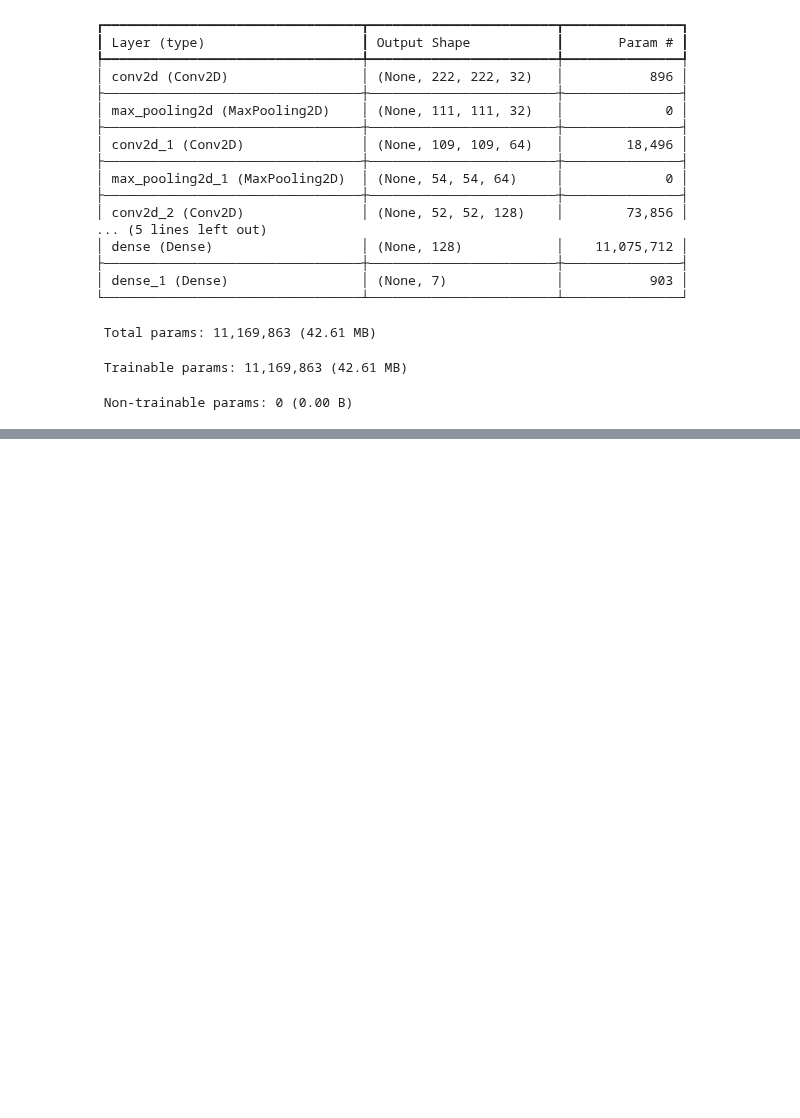
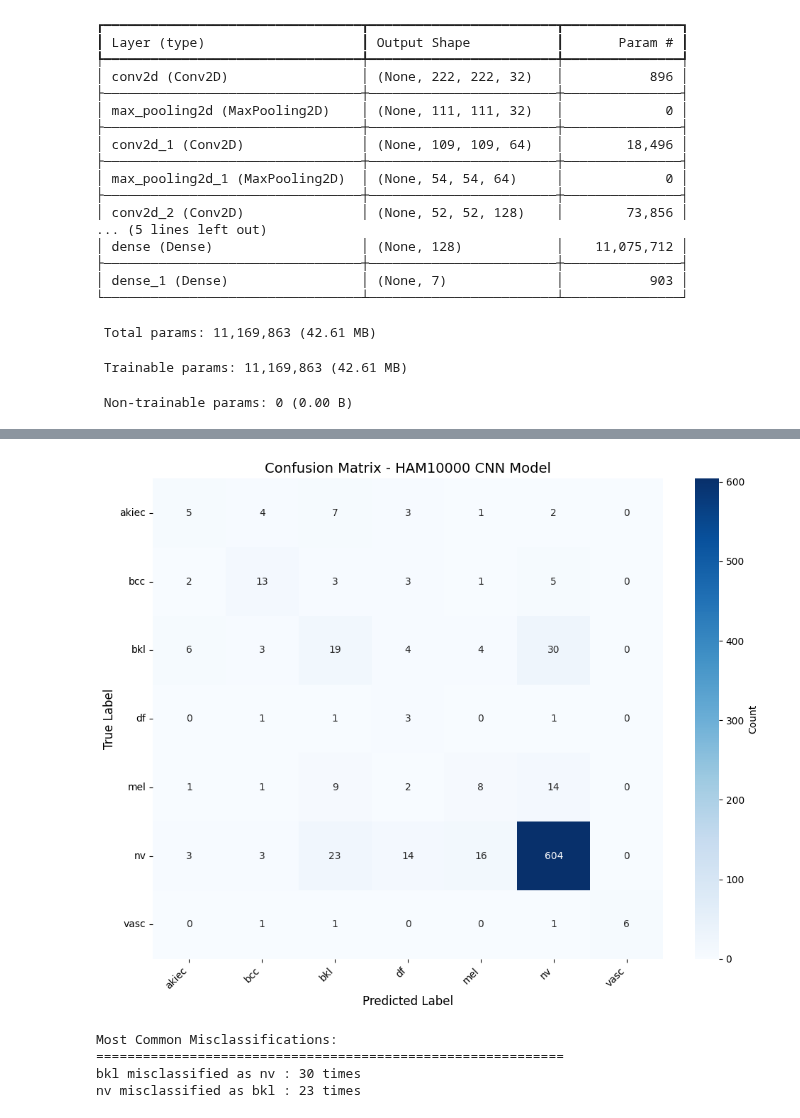
Before and after one commit to RenukaSiriwardhana/Skin-Cancer-Detection--DermaVision, a Jupyter notebook: notebooks/implementation1.ipynb, the cells around one changed output, grey strips where cells are left out. Saved outputs shown, nothing was run; the diff lists cells and outputs as text; code cells hidden in the pictures; blank space fills up the shorter version.

Commit message:
Add evaluation, confusion matrix, sample predictions, and save model.

```diff
--- a/notebooks/implementation1.ipynb
+++ b/notebooks/implementation1.ipynb
@@ -344,0 +373,9 @@ plt.show()
+# %%
+# Make predictions
+import numpy as np
+
+y_pred_probabilities = model.predict(test_generator, verbose=0)
+y_pred = np.argmax(y_pred_probabilities, axis=1)
+
+print(f"\nPredictions shape: {y_pred.shape}")
+print(f"First 10 predictions: {y_pred[:10]}")
@@ -344,0 +414,8 @@ plt.show()
+# %%
+# Create Confusion Matrix
+from sklearn.metrics import confusion_matrix
+
+cm = confusion_matrix(y_test_labels, y_pred)
+
+print("\nConfusion Matrix:")
+print(cm)
@@ -344,0 +431,42 @@ plt.show()
+# %%
+# Plot Confusion Matrix
+import seaborn as sns
+import matplotlib.pyplot as plt
+
+plt.figure(figsize=(10, 8))
+
+sns.heatmap(
+    cm,
+    annot=True,
+    fmt="d",
+    cmap="Blues",
+    xticklabels=class_names,
+    yticklabels=class_names,
+    cbar_kws={"label": "Count"}
+)
+
+plt.xlabel("Predicted Label", fontsize=12)
+plt.ylabel("True Label", fontsize=12)
+plt.title("Confusion Matrix - HAM10000 CNN Model", fontsize=14)
+plt.xticks(rotation=45, ha="right")
+plt.yticks(rotation=0)
+plt.tight_layout()
+plt.show()
+# %% [output]
+[figure, added]
+# %%
+# Most Common Misclassifications
+print("\nMost Common Misclassifications:")
+print("=" * 60)
+
+num_classes = len(class_names)
+
+for i in range(num_classes):
+    for j in range(num_classes):
+        if i != j and cm[i, j] > 20:
+            print(f"{class_names[i]} misclassified as {class_names[j]} : {cm[i, j]} times")
+# %% [output]
+Most Common Misclassifications:
+============================================================
+bkl misclassified as nv : 30 times
+nv misclassified as bkl : 23 times
```
Also changed, not shown: parts of 12 cells of this notebook.
